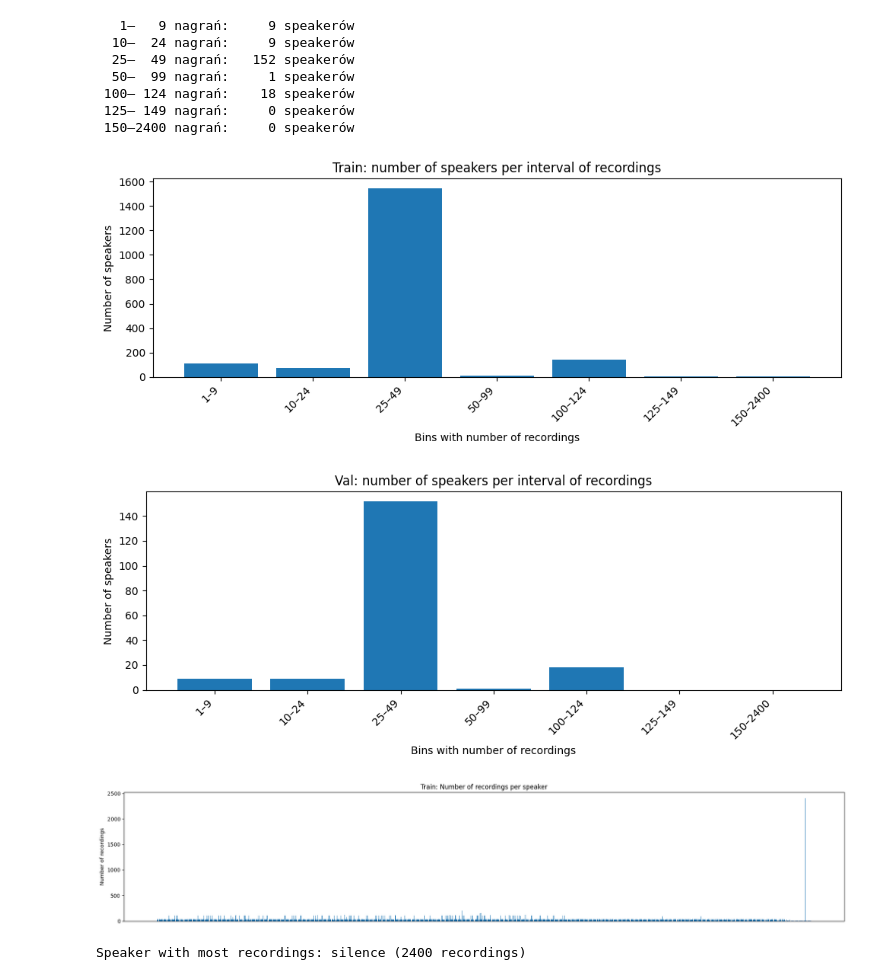
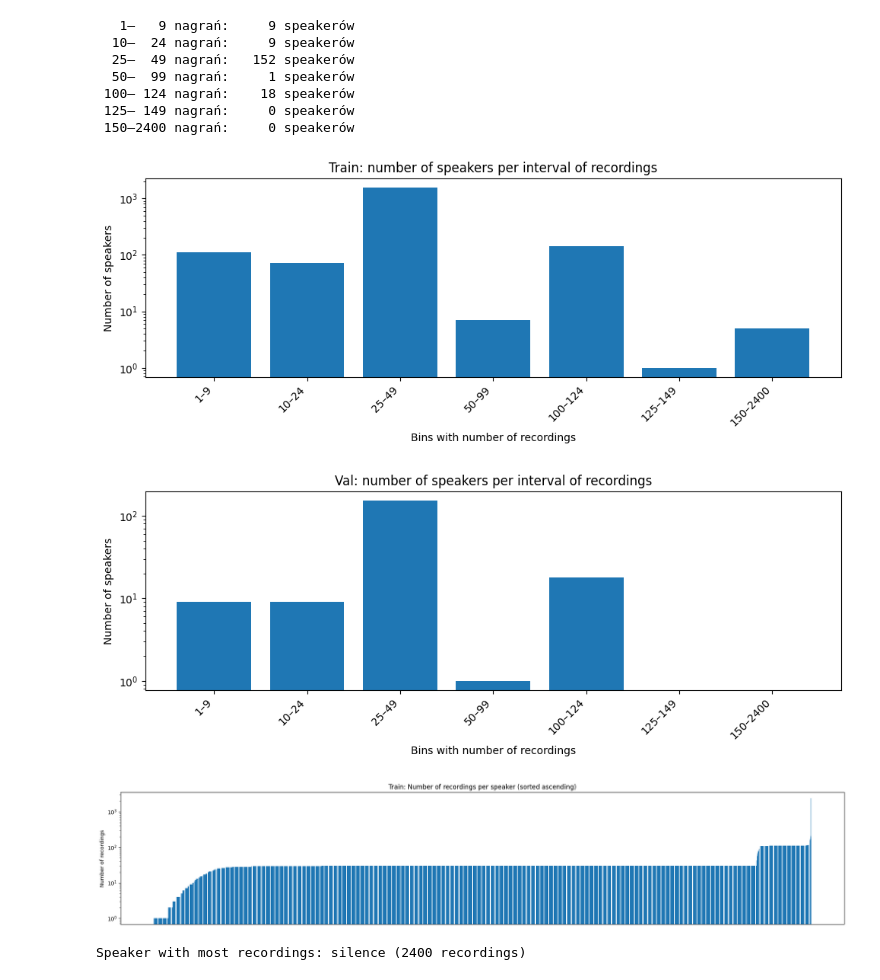
Before and after one commit to r-ost/wztum-project, a Jupyter notebook: EDA.ipynb, the cells around one changed output. Saved outputs shown, nothing was run; the diff lists cells and outputs as text; code cells hidden in the pictures.

```diff
--- a/EDA.ipynb
+++ b/EDA.ipynb
@@ -348,6 +359,7 @@ labels_train = [f"{int(edges_train[i])}–{int(edges_train[i+1]-1)}" for i in ra
 
 plt.figure(figsize=(10,4))
 plt.bar(labels_train, hist_train)
+plt.yscale('log')
 plt.xticks(rotation=45, ha='right')
 plt.title("Train: number of speakers per interval of recordings")
 plt.xlabel("Bins with number of recordings")
@@ -355,12 +367,13 @@ plt.ylabel("Number of speakers")
 plt.tight_layout()
 plt.show()
 # %% [output]
-[figure, old version]
+[figure, new version]
 # %%
 labels_val = [f"{int(edges_val[i])}–{int(edges_val[i+1]-1)}" for i in range(len(hist_val))]
 
 plt.figure(figsize=(10,4))
 plt.bar(labels_val, hist_val)
+plt.yscale('log')
 plt.xticks(rotation=45, ha='right')
 plt.title("Val: number of speakers per interval of recordings")
 plt.xlabel("Bins with number of recordings")
@@ -368,20 +381,23 @@ plt.ylabel("Number of speakers")
 plt.tight_layout()
 plt.show()
 # %% [output]
-[figure, old version]
+[figure, new version]
 # %%
-train_speakers = list(train_counts.keys())
-train_counts   = list(train_counts.values())
+# zip and sort by count
+pairs = sorted(zip(train_speakers, train_counts), key=lambda x: x[1])
+sorted_speakers, sorted_counts = zip(*pairs)
+
 
 plt.figure(figsize=(20,4))
-plt.bar(range(len(train_speakers)), train_counts)
-plt.title("Train: Number of recordings per speaker")
+plt.bar(range(len(sorted_speakers)), sorted_counts)
+plt.yscale('log')
+plt.title("Train: Number of recordings per speaker (sorted ascending)")
 plt.ylabel("Number of recordings")
-plt.xticks([],[])
+plt.xticks([], [])
 plt.tight_layout()
 plt.show()
 # %% [output]
-[figure, old version]
+[figure, new version]
 # %%
 # Find index of the maximum count
 max_index = train_counts.index(max(train_counts))
```
Also changed, not shown: parts of 9 cells of this notebook.
